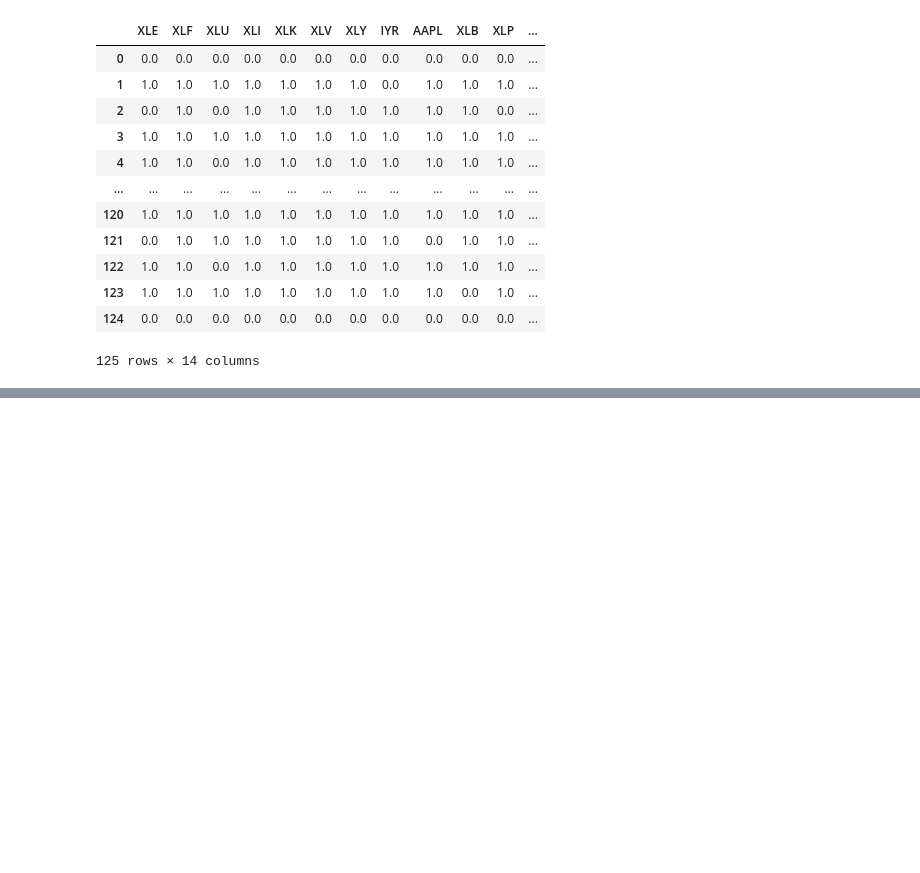
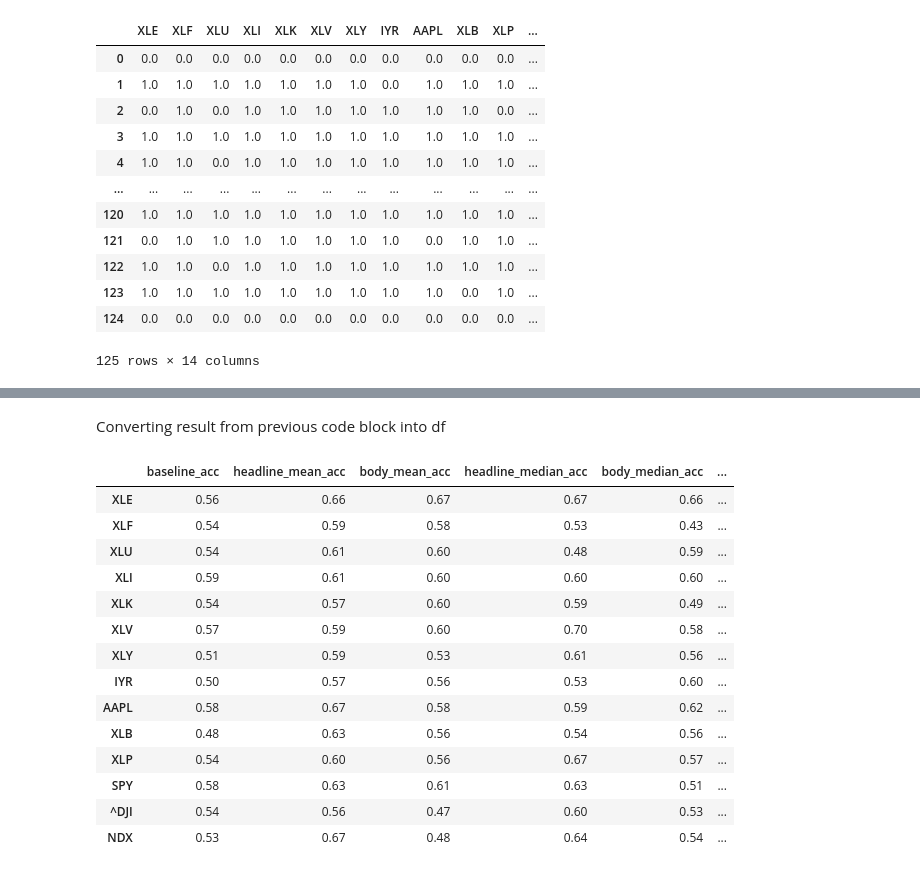
Before and after one commit to IS737StockPicker/stonks, a Jupyter notebook: Neural_Network_Analysis.ipynb, the cells around one changed output, grey strips where cells are left out. Cells and saved outputs as stored; diff of their text form; code cells hidden in the pictures; blank space fills up the shorter version.

```diff
--- a/Neural_Network_Analysis.ipynb
+++ b/Neural_Network_Analysis.ipynb
@@ -253,0 +183,5 @@ regressionSummary(y_pred, y_actual)
+# %%
+future_baseline_acc = {}
+for ticker in tickers:
+  future_baseline_acc[ticker] = round(sum(future_df[ticker])/125,2)
+print(future_baseline_acc)
@@ -253,0 +192,34 @@ regressionSummary(y_pred, y_actual)
+# %%
+future_acc_scores={}
+for ticker in tickers:
+  #print(ticker)
+  mean_headline_var = [ticker,'guardian_headline_mean','Huff_headline_mean','NYT_headline_mean']
+  median_body_var = [ticker,'guardian_body_median','Huff_body_median','NYT_body_median']
+  mean_body_var = [ticker,'guardian_body_mean','Huff_body_mean','NYT_body_mean']
+  median_headline_var = [ticker,'guardian_headline_median','Huff_headline_median','NYT_headline_median']
+  min_max_headline_var = [ticker,'guardian_headline_min','guardian_headline_max','Huff_headline_min','Huff_headline_max','NYT_headline_min','NYT_headline_max']
+  min_max_body_var = [ticker,'guardian_body_min','guardian_body_max','Huff_body_min','Huff_body_max','NYT_body_min','NYT_body_max']
+  model_inputs = [mean_headline_var,mean_body_var,median_headline_var,median_body_var,min_max_headline_var,min_max_body_var]
+  input_arr = [future_baseline_acc[ticker]]
+  for inputs in range(len(model_inputs)):
+    accuracy_df = future_df[model_inputs[inputs]]
+    y_nonscaled = accuracy_df[[ticker]]
+    X_nonscaled = accuracy_df.drop(columns=[ticker])
+    scaleOutput = MinMaxScaler()
+    scaleInput = MinMaxScaler()
+    y = scaleOutput.fit_transform(y_nonscaled)
+    X = scaleInput.fit_transform(X_nonscaled)
+    X_train = X[:90]
+    y_train = y[:90]
+    X_valid = X[35:]
+    y_valid = y[35:]
+    stock_nnet = MLPClassifier(
+      hidden_layer_sizes=(2),
+      activation='logistic',
+      solver='lbfgs',
+      random_state=1)
+    stock_nnet.fit(X_train, y_train.ravel())
+    y_pred = stock_nnet.predict(X_valid)
+    input_arr.append(round(accuracy_score(y_valid, y_pred),2))
+
+  future_acc_scores[ticker] = input_arr
@@ -253,0 +244,22 @@ regressionSummary(y_pred, y_actual)
+# %% [markdown]
+Converting result from previous code block into df
+# %%
+future_outcomes_df = pd.DataFrame.from_dict(future_acc_scores).T
+future_outcomes_df.columns = ['baseline_acc', 'headline_mean_acc', 'body_mean_acc', 'headline_median_acc', 'body_median_acc', 'headline_min_max', 'body_min_max']
+future_outcomes_df
+# %% [output]
+|  | baseline_acc | headline_mean_acc | body_mean_acc | headline_median_acc | body_median_acc | ... |
+| XLE | 0.56 | 0.66 | 0.67 | 0.67 | 0.66 | ... |
+| XLF | 0.54 | 0.59 | 0.58 | 0.53 | 0.43 | ... |
+| XLU | 0.54 | 0.61 | 0.60 | 0.48 | 0.59 | ... |
+| XLI | 0.59 | 0.61 | 0.60 | 0.60 | 0.60 | ... |
+| XLK | 0.54 | 0.57 | 0.60 | 0.59 | 0.49 | ... |
+| XLV | 0.57 | 0.59 | 0.60 | 0.70 | 0.58 | ... |
+| XLY | 0.51 | 0.59 | 0.53 | 0.61 | 0.56 | ... |
+| IYR | 0.50 | 0.57 | 0.56 | 0.53 | 0.60 | ... |
+| AAPL | 0.58 | 0.67 | 0.58 | 0.59 | 0.62 | ... |
+| XLB | 0.48 | 0.63 | 0.56 | 0.54 | 0.56 | ... |
+| XLP | 0.54 | 0.60 | 0.56 | 0.67 | 0.57 | ... |
+| SPY | 0.58 | 0.63 | 0.61 | 0.63 | 0.51 | ... |
+| ^DJI | 0.54 | 0.56 | 0.47 | 0.60 | 0.53 | ... |
+| NDX | 0.53 | 0.67 | 0.48 | 0.64 | 0.54 | ... |
```
Also changed, not shown: parts of 25 cells of this notebook.
